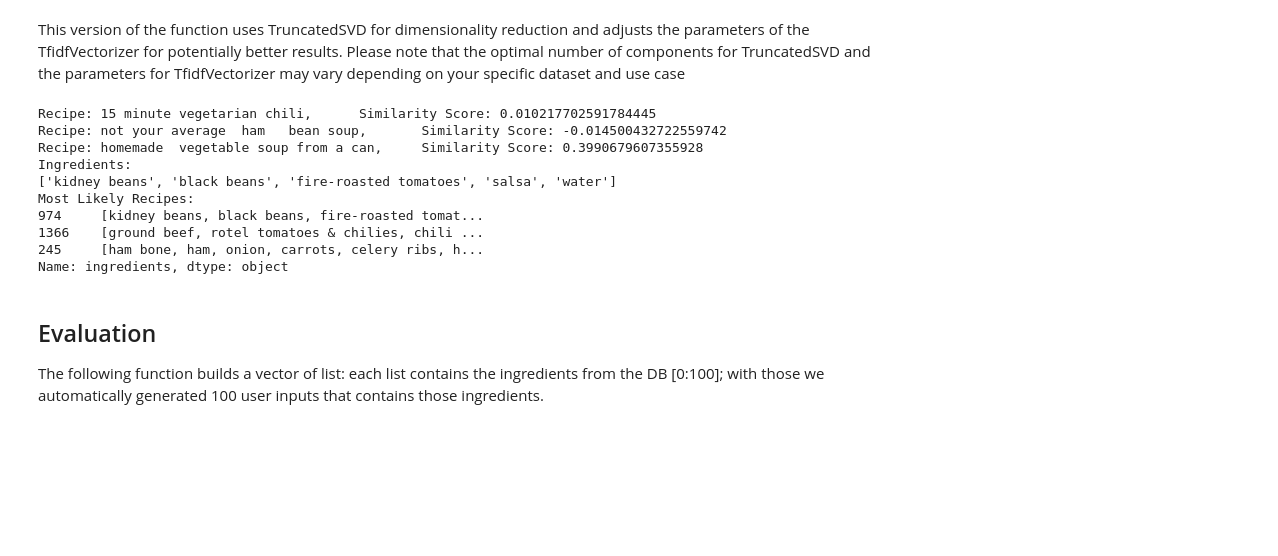
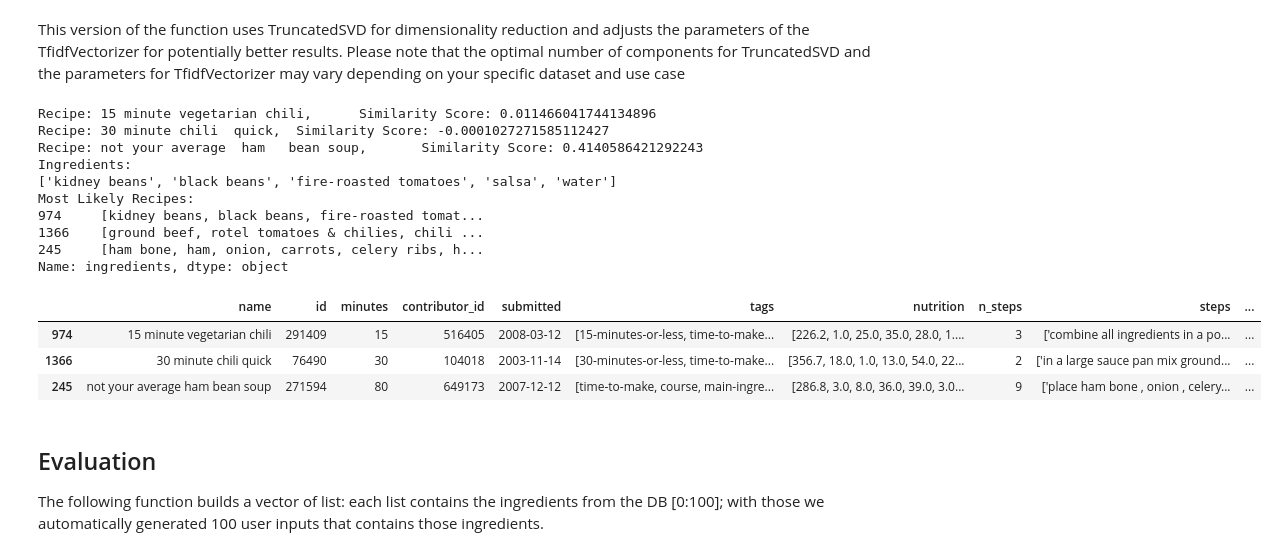
Before and after one commit to Mattolo4/Recipe-Chat-bot, a Jupyter notebook: Matteo.ipynb, the cells around one changed output. Saved outputs shown, nothing was run; the diff lists cells and outputs as text; code cells hidden in the pictures; blank space fills up the shorter version.

```diff
--- a/Matteo.ipynb
+++ b/Matteo.ipynb
@@ -170,7 +160,7 @@ def get_most_likely_recipes(user_ingredients, df, top_n=5, n_components=100):
     top_indices = cosine_sim.argsort()[-top_n:][::-1]
     top_recipes = df.iloc[top_indices]
 
-    for score, recipe in zip(cosine_sim, most_likely_recipes['name']):
+    for score, recipe in zip(cosine_sim, top_recipes['name']):
         print(f"Recipe: {recipe},\t Similarity Score: {score}")
 
     return top_recipes
@@ -179,9 +169,9 @@ most_likely_recipes = get_most_likely_recipes(ingredients, df_recipes, 3)
 if len(most_likely_recipes) != 0: print(f"Ingredients:\n{ingredients}\nMost Likely Recipes:\n{most_likely_recipes['ingredients']}\n")
 else: print("No recipe found")
 # %% [output]
-Recipe: 15 minute vegetarian chili,      Similarity Score: 0.010217702591784445
-Recipe: not your average  ham   bean soup,       Similarity Score: -0.014500432722559742
-Recipe: homemade  vegetable soup from a can,     Similarity Score: 0.3990679607355928
+Recipe: 15 minute vegetarian chili,      Similarity Score: 0.011466041744134896
+Recipe: 30 minute chili  quick,  Similarity Score: -0.0001027271585112427
+Recipe: not your average  ham   bean soup,       Similarity Score: 0.4140586421292243
 Ingredients:
 ['kidney beans', 'black beans', 'fire-roasted tomatoes', 'salsa', 'water']
 Most Likely Recipes:
@@ -189,6 +179,13 @@ Most Likely Recipes:
 1366    [ground beef, rotel tomatoes & chilies, chili ...
 245     [ham bone, ham, onion, carrots, celery ribs, h...
 Name: ingredients, dtype: object
+# %%
+most_likely_recipes.head()
+# %% [output]
+|  | name | id | minutes | contributor_id | submitted | tags | nutrition | n_steps | steps | ... |
+| 974 | 15 minute vegetarian chili | 291409 | 15 | 516405 | 2008-03-12 | [15-minutes-or-less, time-to-make... | [226.2, 1.0, 25.0, 35.0, 28.0, 1.... | 3 | ['combine all ingredients in a po... | ... |
+| 1366 | 30 minute chili quick | 76490 | 30 | 104018 | 2003-11-14 | [30-minutes-or-less, time-to-make... | [356.7, 18.0, 1.0, 13.0, 54.0, 22... | 2 | ['in a large sauce pan mix ground... | ... |
+| 245 | not your average ham bean soup | 271594 | 80 | 649173 | 2007-12-12 | [time-to-make, course, main-ingre... | [286.8, 3.0, 8.0, 36.0, 39.0, 3.0... | 9 | ['place ham bone , onion , celery... | ... |
 # %% [markdown]
 ## Evaluation
 
```
Also changed, not shown: parts of 9 cells of this notebook.
